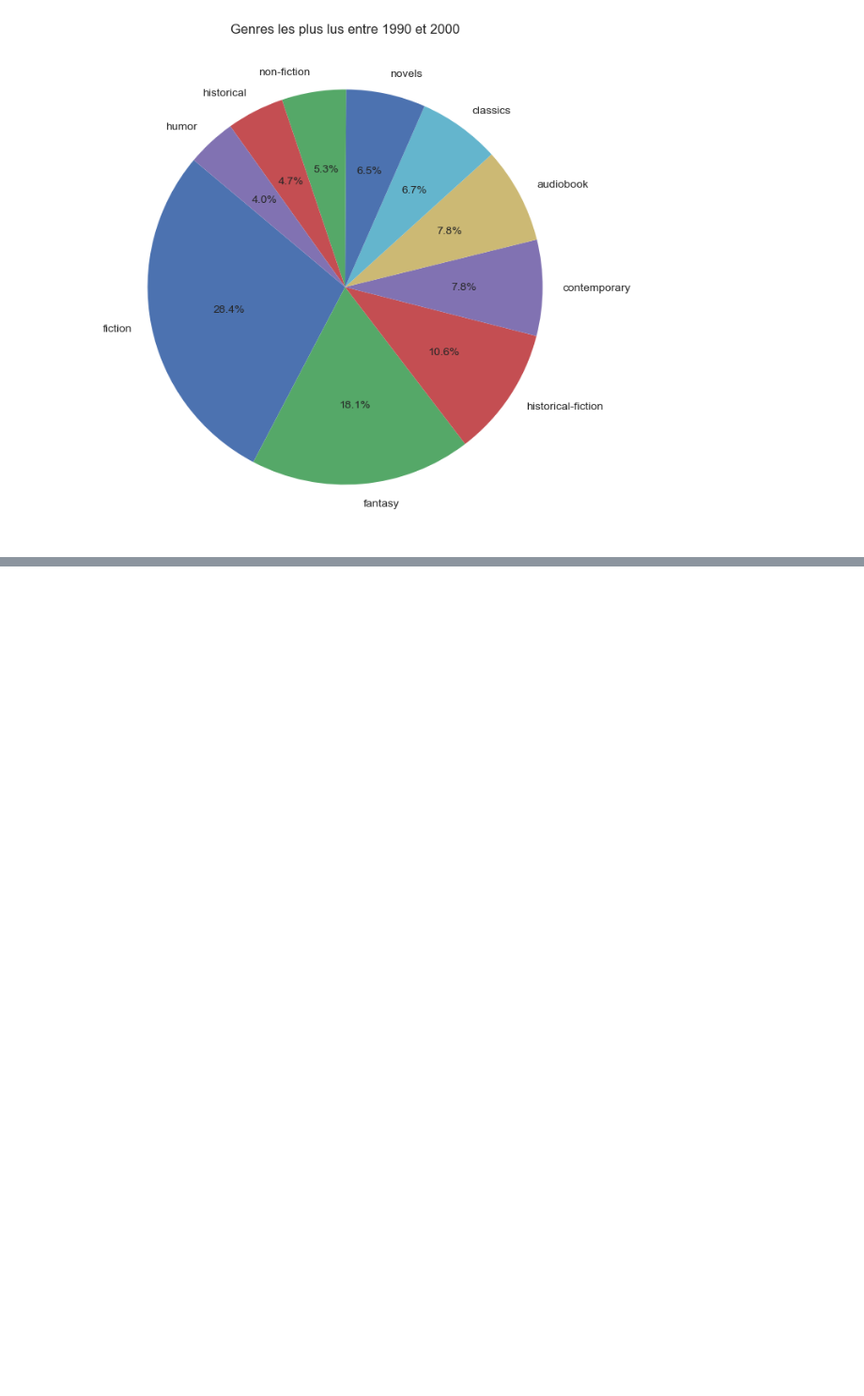
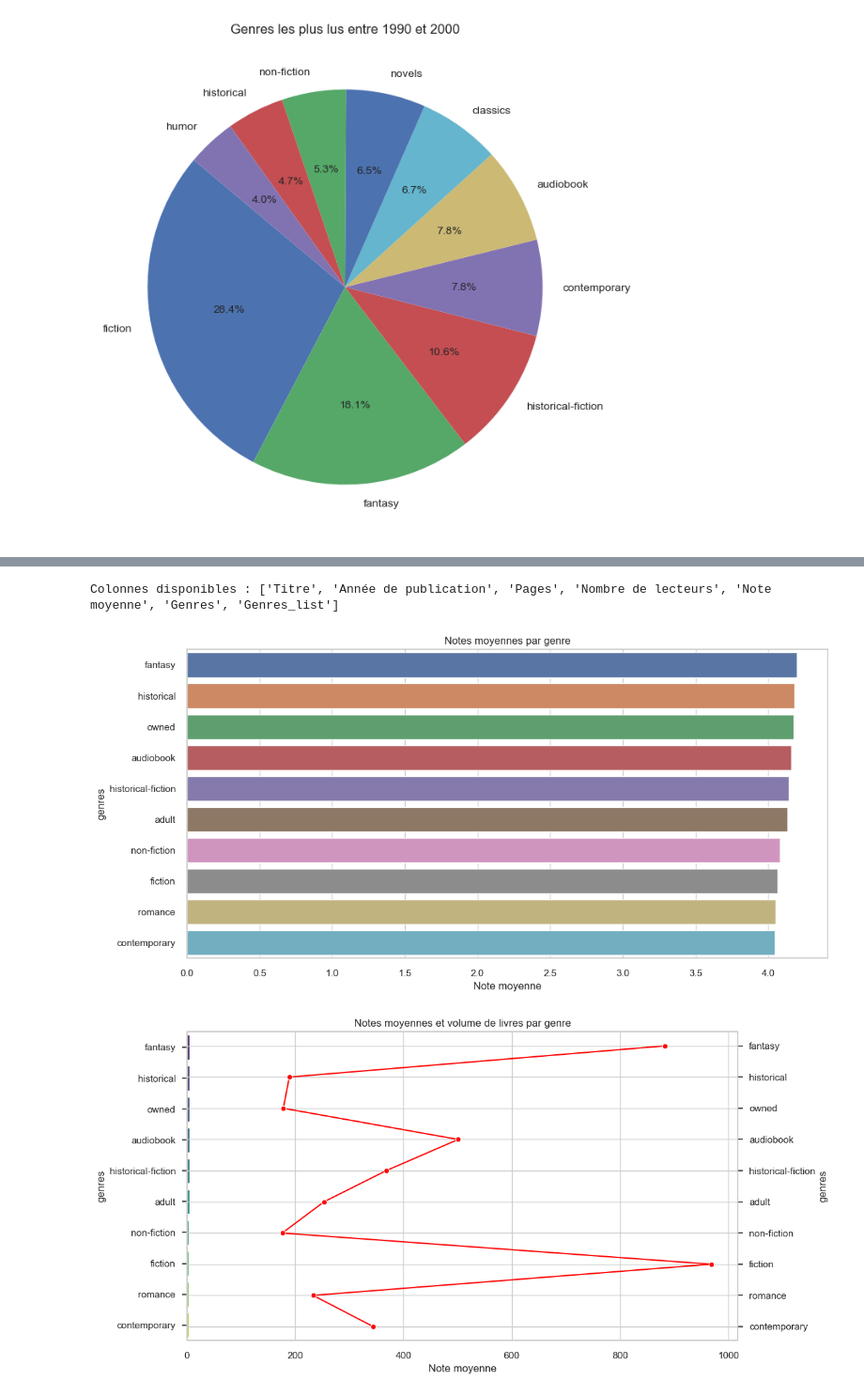
Before and after one commit to sihemynb/Goodreads-Analysis, a Jupyter notebook: visualisation_books.ipynb, the cells around one changed output, grey strips where cells are left out. Shown: that part at 94% size. Cells and saved outputs as stored; diff of their text form; code cells hidden in the pictures; blank space fills up the shorter version.

```diff
--- a/visualisation_books.ipynb
+++ b/visualisation_books.ipynb
@@ -136,0 +258,74 @@ plt.show()
+# %%
+import matplotlib.pyplot as plt
+import seaborn as sns
+
+# 1. Vérification et préparation des données
+print("Colonnes disponibles :", df_csv.columns.tolist())  # Vérifiez le nom exact des colonnes
+
+# Correction du nom de colonne si nécessaire (exemple)
+df_csv = df_csv.rename(columns={'Genres': 'genres'})  # Adaptez selon votre vrai nom de colonne
+
+# 2. Préparation des données top genres
+top_genres = ['fiction', 'fantasy', 'audiobook', 'historical-fiction',
+             'contemporary', 'adult', 'romance', 'historical', 'owned', 'non-fiction']
+
+# Conversion en minuscules et explosion
+df_exploded = df_csv.copy()
+df_exploded['genres'] = df_exploded['genres'].apply(lambda x: [g.lower().strip() for g in x])
+df_exploded = df_exploded.explode('genres')
+
+# Filtrage des top genres
+df_filtered = df_exploded[df_exploded['genres'].isin(top_genres)]
+
+# 3. Visualisation 1: Barplot des notes moyennes
+plt.figure(figsize=(12, 6))
+sns.barplot(data=df_filtered,
+            x='Note moyenne',
+            y='genres',
+            estimator='mean',
+            errorbar=None,
+            order=df_filtered.groupby('genres')['Note moyenne'].mean().sort_values(ascending=False).index)
+plt.title('Notes moyennes par genre')
+plt.tight_layout()
+plt.show()
+
+# 4. Visualisation 2: Relation note/volume
+genre_stats = df_filtered.groupby('genres').agg(
+    note_moyenne=('Note moyenne', 'mean'),
+    nb_livres=('Titre', 'count')
+).sort_values('note_moyenne', ascending=False)
+
+fig, ax1 = plt.subplots(figsize=(12, 6))
+sns.barplot(data=genre_stats.reset_index(),
+            x='note_moyenne',
+            y='genres',
+            ax=ax1,
+            palette='viridis')
+ax1.set_xlabel('Note moyenne')
+
+ax2 = ax1.twinx()
+sns.lineplot(data=genre_stats.reset_index(),
+             x='nb_livres',
+             y='genres',
+             ax=ax2,
+             color='red',
+             marker='o',
+             sort=False)
+ax2.set_xlabel('Nombre de livres', color='red')
+plt.title('Notes moyennes et volume de livres par genre')
+plt.tight_layout()
+plt.show()
+
+# 5. Boxplot version corrigée
+plt.figure(figsize=(12, 6))
+sns.boxplot(data=df_filtered,
+            y='genres',
+            x='Note moyenne',
+            order=genre_stats.sort_values('note_moyenne', ascending=False).index)
+plt.title('Distribution des notes par genre')
+plt.tight_layout()
+plt.show()
+# %% [output]
+Colonnes disponibles : ['Titre', 'Année de publication', 'Pages', 'Nombre de lecteurs', 'Note moyenne', 'Genres', 'Genres_list']
+[figure, added]
+[figure, added]
```
Also changed, not shown: parts of 8 cells of this notebook.
